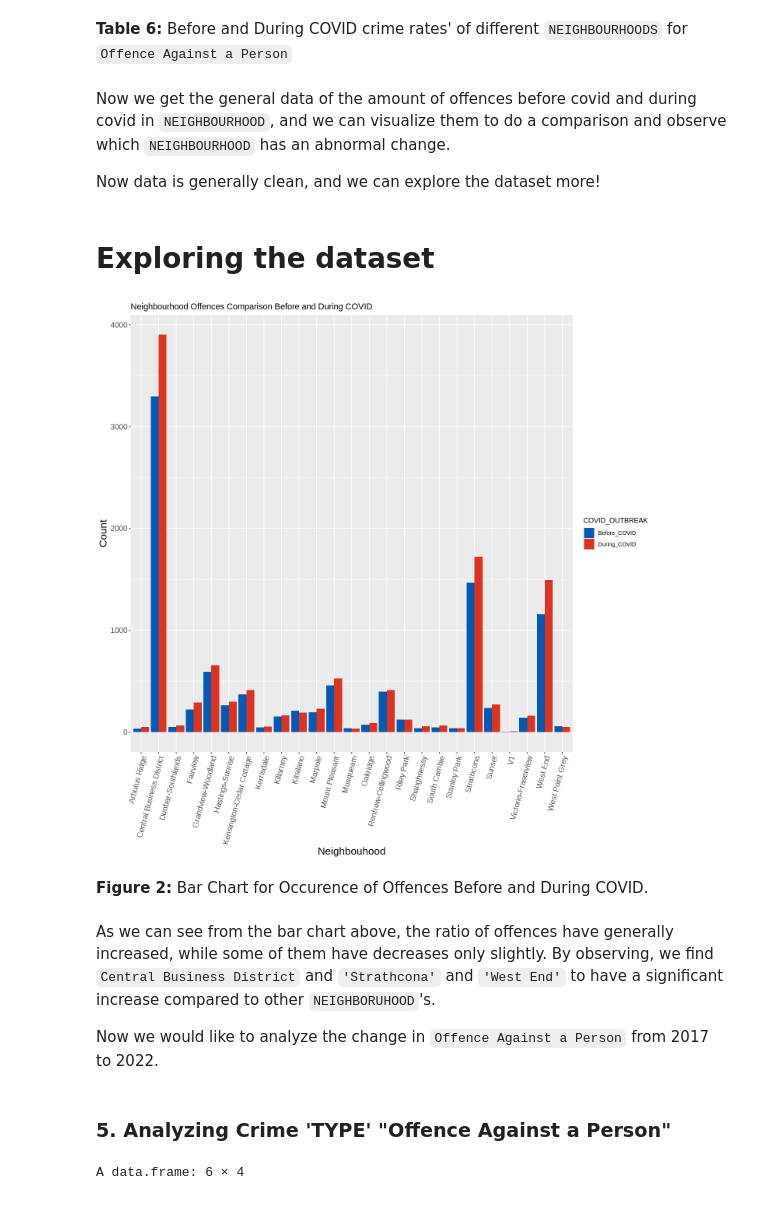
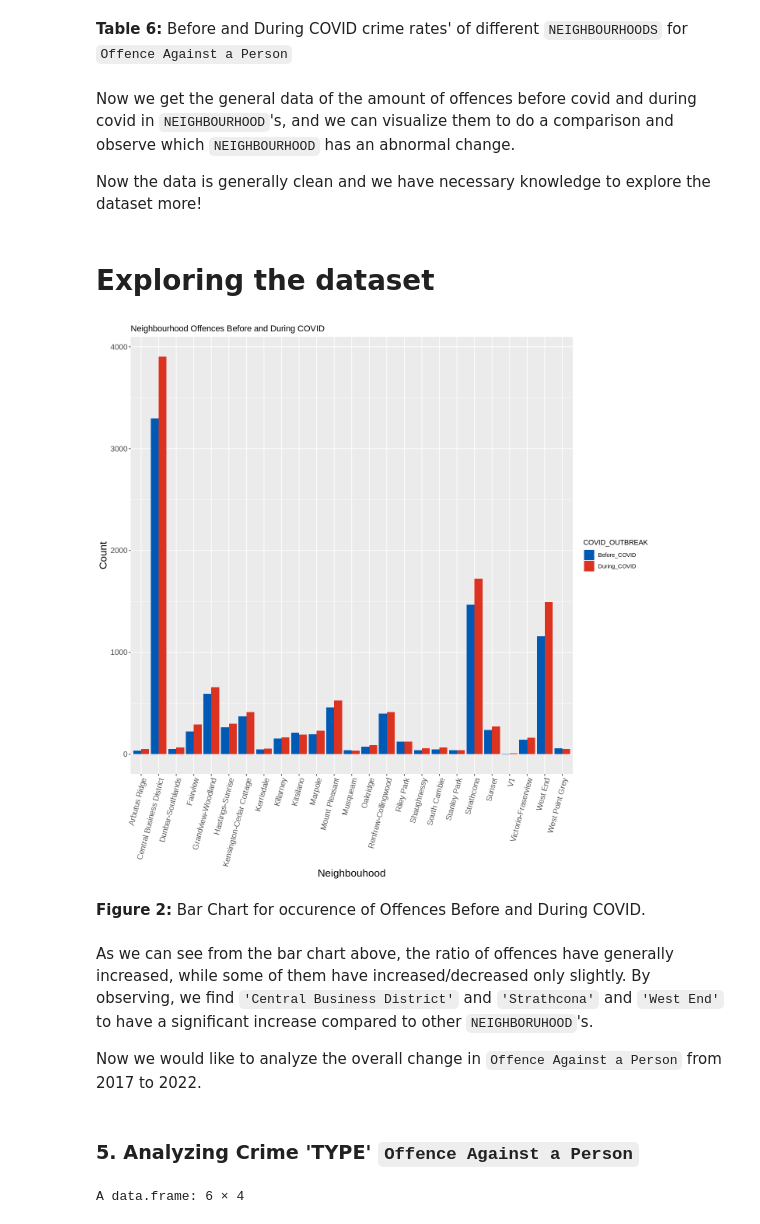
Before and after one commit to Rz02/stat201_2022w2_group_06_project, a Jupyter notebook: crime_rate_comparison.ipynb, the cells around one changed output. Drawn from its saved outputs; the diff is of its cells as text; code cells hidden in the pictures.

Commit message:
Done uptill Histogram of Crimes

```diff
--- a/crime_rate_comparison.ipynb
+++ b/crime_rate_comparison.ipynb
@@ -236,46 +228,46 @@ A matrix: 26 × 2 of type chr
 # %% [markdown]
 **Table 6:** Before and During COVID crime rates' of different `NEIGHBOURHOODS` for `Offence Against a Person`
 # %% [markdown]
-Now we get the general data of the amount of offences before covid and during covid in `NEIGHBOURHOOD`, and we can visualize them to do a comparison and observe which `NEIGHBOURHOOD` has an abnormal change.
+Now we get the general data of the amount of offences before covid and during covid in `NEIGHBOURHOOD`'s, and we can visualize them to do a comparison and observe which `NEIGHBOURHOOD` has an abnormal change.
 
-Now data is generally clean, and we can explore the dataset more!
+Now the data is generally clean and we have necessary knowledge to explore the dataset more!
 # %% [markdown]
 # Exploring the dataset
 # %%
 # Set Seed for Reproducible Analysis
 set.seed(123)
 
 # Transforming criming into DF
 frame_crime <- as.data.frame(criming)
 
 # Transforming frame_crime DF
 frame_crime_long <- pivot_longer(frame_crime,
                                  -COVID_OUTBREAK,
                                  names_to = "Neighbourhood",
                                  values_to = "Value")
 
-# Plotting Crime Before vs. During COVID
+# Plotting Neighbourhood Crime Before vs. During COVID
 diff_crime_plot <- frame_crime_long %>%
     ggplot(aes(x = Neighbourhood, y = Value, fill = COVID_OUTBREAK)) +
     geom_bar(stat = "identity", position = "dodge") +
     scale_fill_manual(values = c("#005AB5", "#DC3220")) + # Using Colourblind Friendly Colours
     labs(x = "Neighbouhood", y = "Count", fill = "COVID_OUTBREAK") +
-    ggtitle("Neighbourhood Offences Comparison Before and During COVID") +
+    ggtitle("Neighbourhood Offences Before and During COVID") +
     theme(axis.text.x = element_text(angle = 75, vjust = 1, hjust = 1),
           axis.text = element_text(size = 12),
           axis.title = element_text(size = 16))
 
 options(repr.plot.width = 12, repr.plot.height = 12)
 
 diff_crime_plot
 # %% [output]
-[figure, old version]
+[figure, new version]
 # %% [markdown]
-**Figure 2:** Bar Chart for Occurence of Offences Before and During COVID.
+**Figure 2:** Bar Chart for occurence of Offences Before and During COVID.
 # %% [markdown]
-As we can see from the bar chart above, the ratio of offences have generally increased, while some of them have decreases only slightly. By observing, we find `Central Business District` and `'Strathcona'` and `'West End'` to have a significant increase  compared to other `NEIGHBORUHOOD`'s.
+As we can see from the bar chart above, the ratio of offences have generally increased, while some of them have increased/decreased only slightly. By observing, we find `'Central Business District'` and `'Strathcona'` and `'West End'` to have a significant increase  compared to other `NEIGHBORUHOOD`'s.
 
-Now we would like to analyze the change in `Offence Against a Person` from 2017 to 2022.
+Now we would like to analyze the overall change in `Offence Against a Person` from 2017 to 2022.
 # %% [markdown]
-### 5. Analyzing Crime 'TYPE' "Offence Against a Person"
+### 5. Analyzing Crime 'TYPE' `Offence Against a Person`
 # %%
```
Also changed, not shown: parts of 10 cells of this notebook.
